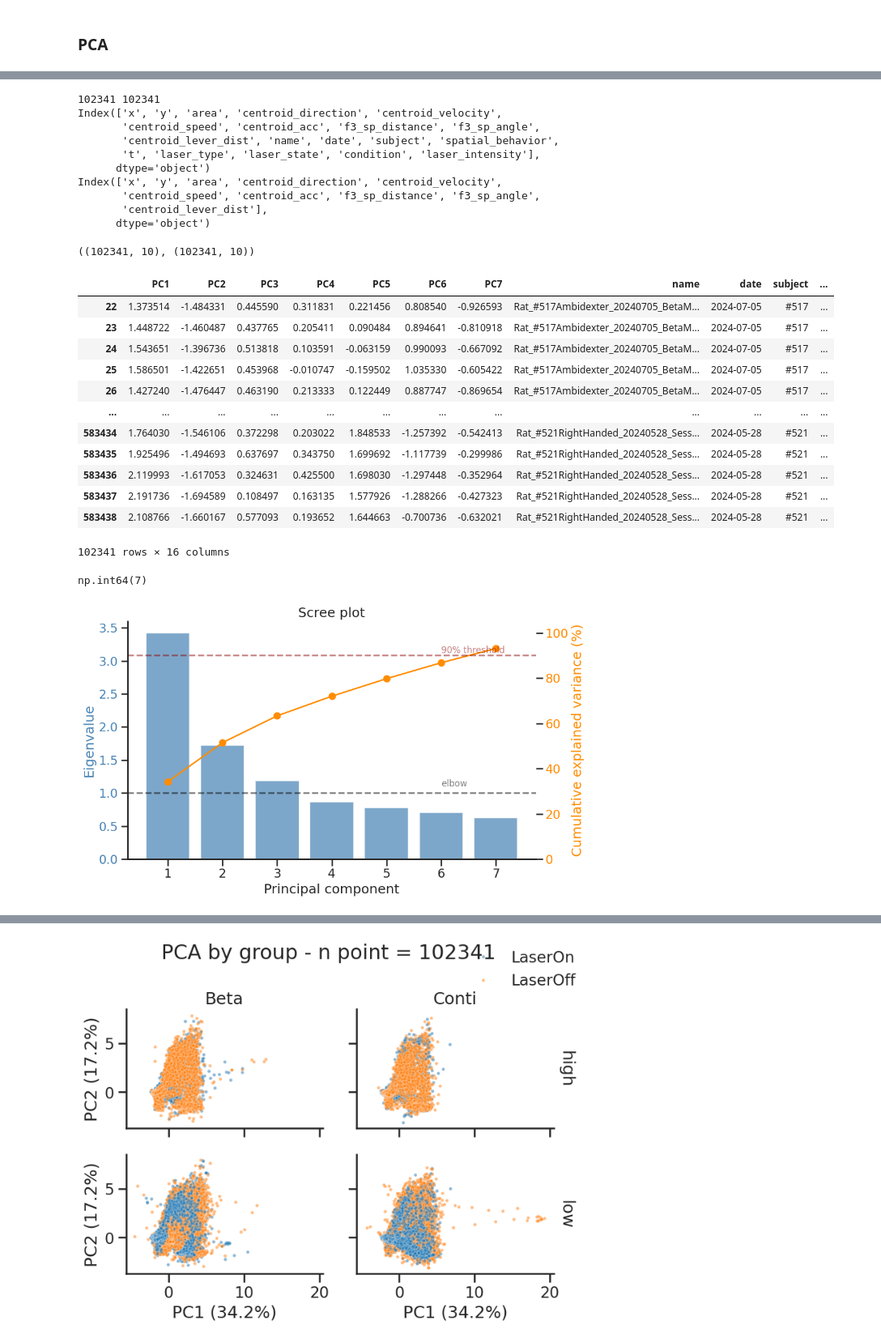
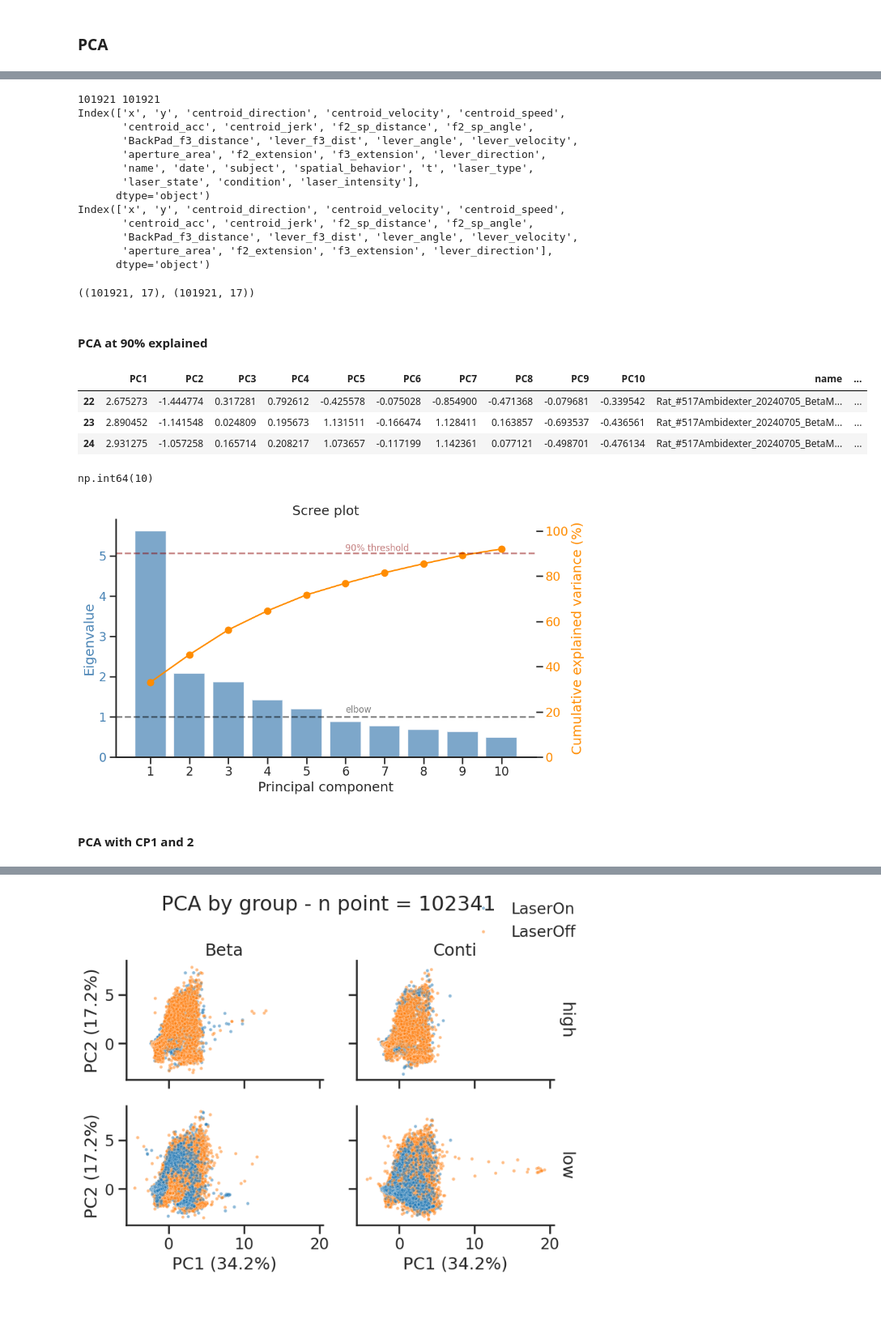
Before and after one commit to Poemiti/IMN_Kinematics, a Jupyter notebook: analysis.ipynb, the cells around one changed output, grey strips where cells are left out. Shown at 81% size. Drawn from its saved outputs; the diff is of its cells as text; code cells hidden in the pictures; blank space fills up the shorter version.

Commit message:
up to date

```diff
--- a/analysis.ipynb
+++ b/analysis.ipynb
@@ -385,14 +378,21 @@ features = [
             # "relative_t",
             "x",
             "y",
-            "area",
             "centroid_direction",
             "centroid_velocity",
             "centroid_speed",
             "centroid_acc",
-            "f3_sp_distance",
-            "f3_sp_angle",
-            "centroid_lever_dist"
+            "centroid_jerk",
+            "f2_sp_distance",
+            "f2_sp_angle",
+            "BackPad_f3_distance",
+            "lever_f3_dist",
+            "lever_angle",
+            "lever_velocity",
+            "aperture_area",
+            "f2_extension",
+            "f3_extension",
+            "lever_direction",
 ]
 # %% [markdown]
 ### PCA
@@ -465,66 +416,62 @@ BEHAVIOR_PALETTE = {
 raw_df = project.trialgroup.clean_df(project.trialgroup._behavior_df)
 raw_df = raw_df[features + labels].dropna()
 label_df = raw_df[labels]
-df = raw_df[features]
-print(len(label_df), len(df))
+feat_df = raw_df[features]
+print(len(label_df), len(feat_df))
 print(raw_df.columns)
-print(df.columns)
+print(feat_df.columns)
 # %% [output]
-102341 102341
-Index(['x', 'y', 'area', 'centroid_direction', 'centroid_velocity',
-       'centroid_speed', 'centroid_acc', 'f3_sp_distance', 'f3_sp_angle',
-       'centroid_lever_dist', 'name', 'date', 'subject', 'spatial_behavior',
-       't', 'laser_type', 'laser_state', 'condition', 'laser_intensity'],
+101921 101921
+Index(['x', 'y', 'centroid_direction', 'centroid_velocity', 'centroid_speed',
+       'centroid_acc', 'centroid_jerk', 'f2_sp_distance', 'f2_sp_angle',
+       'BackPad_f3_distance', 'lever_f3_dist', 'lever_angle', 'lever_velocity',
+       'aperture_area', 'f2_extension', 'f3_extension', 'lever_direction',
+       'name', 'date', 'subject', 'spatial_behavior', 't', 'laser_type',
+       'laser_state', 'condition', 'laser_intensity'],
       dtype='object')
-Index(['x', 'y', 'area', 'centroid_direction', 'centroid_velocity',
-       'centroid_speed', 'centroid_acc', 'f3_sp_distance', 'f3_sp_angle',
-       'centroid_lever_dist'],
+Index(['x', 'y', 'centroid_direction', 'centroid_velocity', 'centroid_speed',
+       'centroid_acc', 'centroid_jerk', 'f2_sp_distance', 'f2_sp_angle',
+       'BackPad_f3_distance', 'lever_f3_dist', 'lever_angle', 'lever_velocity',
+       'aperture_area', 'f2_extension', 'f3_extension', 'lever_direction'],
       dtype='object')
 # %%
 
 # X is your DataFrame containing features
-X = df.select_dtypes(include="number")
+X = feat_df.select_dtypes(include="number")
 
 # 1. Standardize features
 scaler = StandardScaler()
 X_scaled = scaler.fit_transform(X)
 X_scaled.shape, X.shape
 # %% [output]
-((102341, 10), (102341, 10))
+((101921, 17), (101921, 17))
+# %% [markdown]
+#### PCA at 90% explained
 # %%
 
 pca90 = PCA(n_components=0.90)
 X_pca = pca90.fit_transform(X_scaled)
 
 n_cp = X_pca.shape[1]
 col = [f"PC{i}" for i in range(1, n_cp+1)]
 
 # 3. Store results in a new DataFrame
 pca_df = pd.DataFrame(
     X_pca,
     columns=col,
     index=label_df.index
 ).join(label_df)
 
-pca_df
+pca_df.head(3)
 # %% [output]
-|  | PC1 | PC2 | PC3 | PC4 | PC5 | PC6 | PC7 | name | date | subject | ... |
-| 22 | 1.373514 | -1.484331 | 0.445590 | 0.311831 | 0.221456 | 0.808540 | -0.926593 | Rat_#517Ambidexter_20240705_BetaM... | 2024-07-05 | #517 | ... |
-| 23 | 1.448722 | -1.460487 | 0.437765 | 0.205411 | 0.090484 | 0.894641 | -0.810918 | Rat_#517Ambidexter_20240705_BetaM... | 2024-07-05 | #517 | ... |
-| 24 | 1.543651 | -1.396736 | 0.513818 | 0.103591 | -0.063159 | 0.990093 | -0.667092 | Rat_#517Ambidexter_20240705_BetaM... | 2024-07-05 | #517 | ... |
-| 25 | 1.586501 | -1.422651 | 0.453968 | -0.010747 | -0.159502 | 1.035330 | -0.605422 | Rat_#517Ambidexter_20240705_BetaM... | 2024-07-05 | #517 | ... |
-| 26 | 1.427240 | -1.476447 | 0.463190 | 0.213333 | 0.122449 | 0.887747 | -0.869654 | Rat_#517Ambidexter_20240705_BetaM... | 2024-07-05 | #517 | ... |
-| ... | ... | ... | ... | ... | ... | ... | ... | ... | ... | ... | ... |
-| 583434 | 1.764030 | -1.546106 | 0.372298 | 0.203022 | 1.848533 | -1.257392 | -0.542413 | Rat_#521RightHanded_20240528_Sess... | 2024-05-28 | #521 | ... |
-| 583435 | 1.925496 | -1.494693 | 0.637697 | 0.343750 | 1.699692 | -1.117739 | -0.299986 | Rat_#521RightHanded_20240528_Sess... | 2024-05-28 | #521 | ... |
-| 583436 | 2.119993 | -1.617053 | 0.324631 | 0.425500 | 1.698030 | -1.297448 | -0.352964 | Rat_#521RightHanded_20240528_Sess... | 2024-05-28 | #521 | ... |
-| 583437 | 2.191736 | -1.694589 | 0.108497 | 0.163135 | 1.577926 | -1.288266 | -0.427323 | Rat_#521RightHanded_20240528_Sess... | 2024-05-28 | #521 | ... |
-| 583438 | 2.108766 | -1.660167 | 0.577093 | 0.193652 | 1.644663 | -0.700736 | -0.632021 | Rat_#521RightHanded_20240528_Sess... | 2024-05-28 | #521 | ... |
+|  | PC1 | PC2 | PC3 | PC4 | PC5 | PC6 | PC7 | PC8 | PC9 | PC10 | name | ... |
+| 22 | 2.675273 | -1.444774 | 0.317281 | 0.792612 | -0.425578 | -0.075028 | -0.854900 | -0.471368 | -0.079681 | -0.339542 | Rat_#517Ambidexter_20240705_BetaM... | ... |
+| 23 | 2.890452 | -1.141548 | 0.024809 | 0.195673 | 1.131511 | -0.166474 | 1.128411 | 0.163857 | -0.693537 | -0.436561 | Rat_#517Ambidexter_20240705_BetaM... | ... |
+| 24 | 2.931275 | -1.057258 | 0.165714 | 0.208217 | 1.073657 | -0.117199 | 1.142361 | 0.077121 | -0.498701 | -0.476134 | Rat_#517Ambidexter_20240705_BetaM... | ... |
-102341 rows × 16 columns
 # %%
 pca90.n_components_
 # %% [output]
-np.int64(7)
+np.int64(10)
 # %%
 eigenvalues = pca90.explained_variance_
 explained_var = pca90.explained_variance_ratio_ * 100
@@ -573,5 +520,7 @@ ax2.text(6, 91, "90% threshold", color="darkred", alpha=0.5, size=12)
 ax1.set_title("Scree plot")
 plt.tight_layout()
 # %% [output]
-[figure, old version]
+[figure, new version]
+# %% [markdown]
+#### PCA with CP1 and 2
 # %%
```
Also changed, not shown: parts of 39 cells of this notebook, 3 other files.
